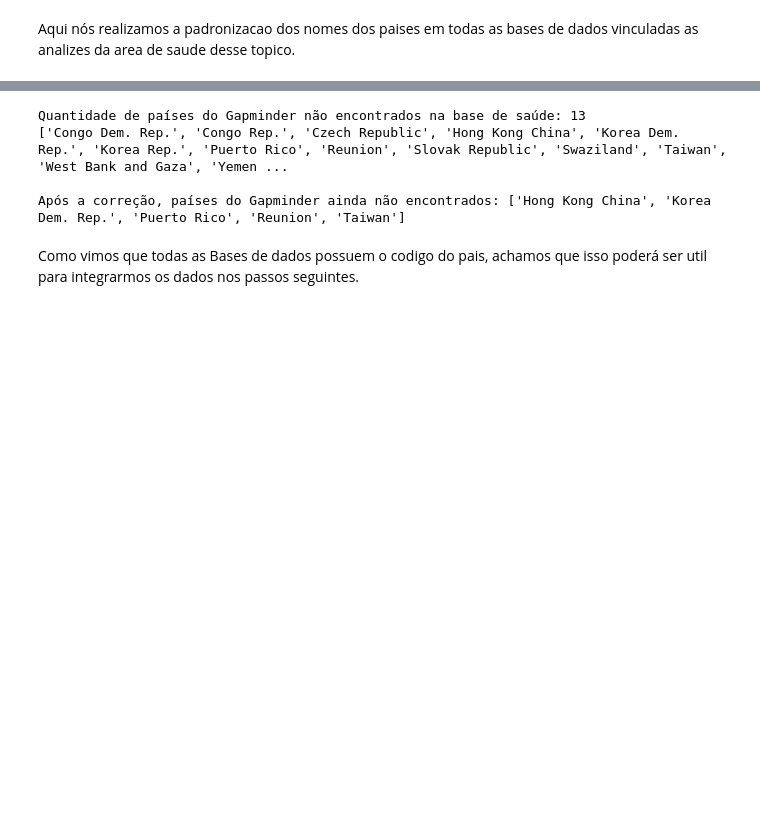
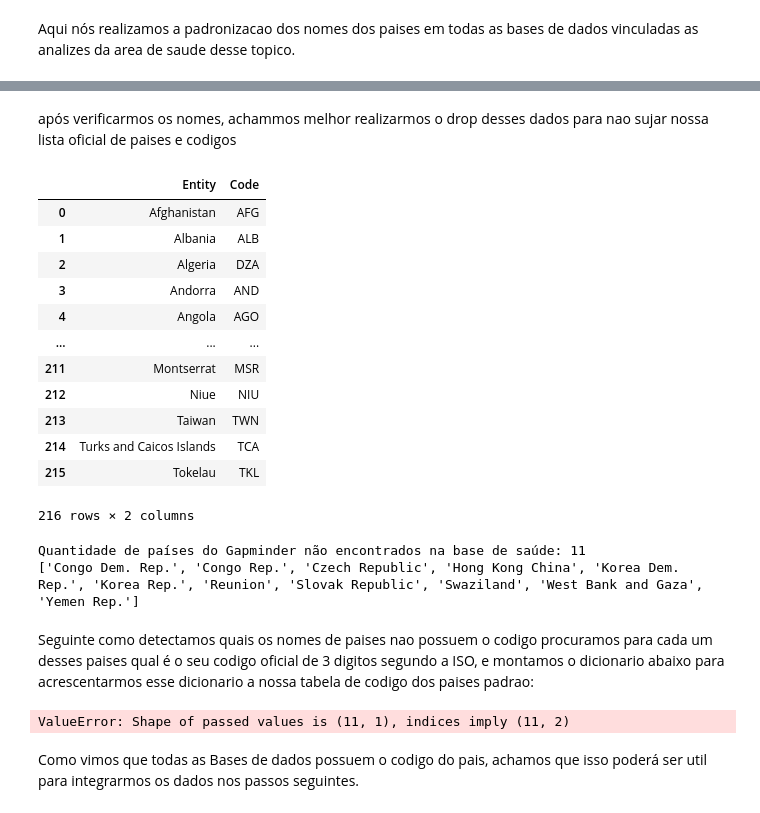
Before and after one commit to AndremRb/Analise-do-Desenvolvimento-Humano-e-Global, a Jupyter notebook: Notebook/Template_Gapminder_Analise_Exploratoria.ipynb, the cells around one changed output, grey strips where cells are left out. Drawn from its saved outputs; the diff is of its cells as text; code cells hidden in the pictures; blank space fills up the shorter version.

```diff
--- a/Notebook/Template_Gapminder_Analise_Exploratoria.ipynb
+++ b/Notebook/Template_Gapminder_Analise_Exploratoria.ipynb
@@ -1121,43 +1175,53 @@ Aqui nós realizamos a padronizacao dos nomes dos paises em todas as bases de da
+# %% [markdown]
+após verificarmos os nomes, achammos melhor realizarmos o drop desses dados para nao sujar nossa lista oficial de paises e codigos
+# %%
+codigos_paises = codigos_paises[codigos_paises['Code'].str.len() <= 3].reset_index(drop=True)
+display(codigos_paises)
+# %% [output]
+|  | Entity | Code |
+| 0 | Afghanistan | AFG |
+| 1 | Albania | ALB |
+| 2 | Algeria | DZA |
+| 3 | Andorra | AND |
+| 4 | Angola | AGO |
+| ... | ... | ... |
+| 211 | Montserrat | MSR |
+| 212 | Niue | NIU |
+| 213 | Taiwan | TWN |
+| 214 | Turks and Caicos Islands | TCA |
+| 215 | Tokelau | TKL |
+216 rows × 2 columns
 # %%
 #verifica quais sao os nomes unicos de paises presentes na coluna country e armazena em paises_gapminder
 paises_gapminder = set(df_limpos['gapminder']['country'].unique())
 
-#verifica quais sao os nomes unicos de paises presentes na coluna Entity e armazena em paises_saude
-paises_saude = set(df_limpos['saude']['Entity'].unique())
+# Encontra a diferença entre
+nao_encontrados_saude = sorted(paises_gapminder - set(codigos_paises['Entity'].unique()))
 
-# Encontra a diferença entre os conjuntos
-nao_encontrados_saude = sorted(paises_gapminder - paises_saude)
 print('Quantidade de países do Gapminder não encontrados na base de saúde:', len(nao_encontrados_saude))
 print(nao_encontrados_saude)
-
-# 2. Criar um dicionário de substituição para padronizar as bases de saúde (OWID) com o Gapminder
-correcao_nomes_saude = {
-    'Democratic Republic of Congo': 'Congo Dem. Rep.',
-    'Congo': 'Congo Rep.',
-    'Czechia': 'Czech Republic',
-    'Hong Kong': 'Hong Kong China',
-    'North Korea': 'Korea Dem. Rep.',
-    'South Korea': 'Korea Rep.',
-    'Slovakia': 'Slovak Republic',
-    'Eswatini': 'Swaziland',
-    'Yemen': 'Yemen Rep.',
-    'Palestine': 'West Bank and Gaza'
-}
-
-# 3. Aplicar a padronização em todas as tabelas de saúde no dicionário df_limpos
-for nome in ['saude', 'medicos', 'mortalidade', 'obesidade', 'veiculos']:
-    if nome in df_limpos:
-        df_limpos[nome]['Entity'] = df_limpos[nome]['Entity'].replace(correcao_nomes_saude)
-
-# 4. Verificar novamente usando sets para validar a padronização
-paises_saude_corrigidos = set(df_limpos['saude']['Entity'].unique())
-restantes = sorted(paises_gapminder - paises_saude_corrigidos)
-print('\nApós a correção, países do Gapminder ainda não encontrados:', restantes)
 # %% [output]
-Quantidade de países do Gapminder não encontrados na base de saúde: 13
-['Congo Dem. Rep.', 'Congo Rep.', 'Czech Republic', 'Hong Kong China', 'Korea Dem. Rep.', 'Korea Rep.', 'Puerto Rico', 'Reunion', 'Slovak Republic', 'Swaziland', 'Taiwan', 'West Bank and Gaza', 'Yemen ...
-
-Após a correção, países do Gapminder ainda não encontrados: ['Hong Kong China', 'Korea Dem. Rep.', 'Puerto Rico', 'Reunion', 'Taiwan']
+Quantidade de países do Gapminder não encontrados na base de saúde: 11
+['Congo Dem. Rep.', 'Congo Rep.', 'Czech Republic', 'Hong Kong China', 'Korea Dem. Rep.', 'Korea Rep.', 'Reunion', 'Slovak Republic', 'Swaziland', 'West Bank and Gaza', 'Yemen Rep.']
+# %% [markdown]
+Seguinte como detectamos quais os nomes de paises nao possuem o codigo procuramos para cada um desses paises qual é o seu codigo oficial de 3 digitos segundo a ISO, e montamos o dicionario abaixo para acrescentarmos esse dicionario a nossa tabela de codigo dos paises padrao:
+# %%
+mapa_codigos = {
+    'Congo Dem. Rep.':    'COD',
+    'Congo Rep.':         'COG',
+    'Czech Republic':     'CZE',
+    'Hong Kong China':    'HKG',
+    'Korea Dem. Rep.':    'PRK',
+    'Korea Rep.':         'KOR',
+    'Reunion':            'REU',
+    'Slovak Republic':    'SVK',
+    'Swaziland':          'SWZ',
+    'West Bank and Gaza': 'PSE',
+    'Yemen Rep.':         'YEM',
+}
+pd.DataFrame.from_dict(mapa_codigos, orient='index', columns=['Entity','Code'])
+# %% [output]
+ValueError: Shape of passed values is (11, 1), indices imply (11, 2)
 # %% [markdown]
 Como vimos que todas as Bases de dados possuem o codigo do pais, achamos que isso poderá ser util para integrarmos os dados nos passos seguintes.
 # %%
```
Also changed, not shown: parts of 4 cells of this notebook.
